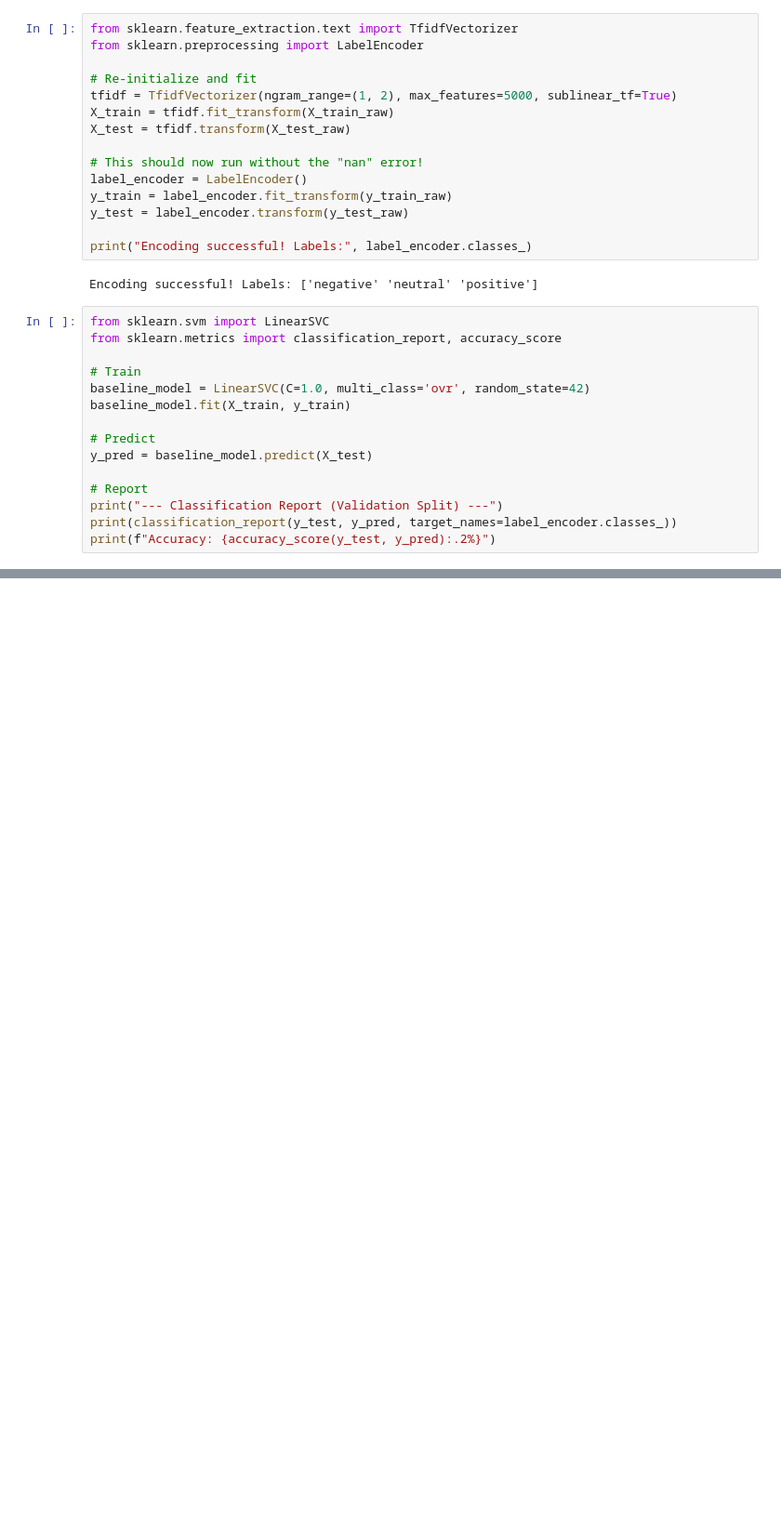
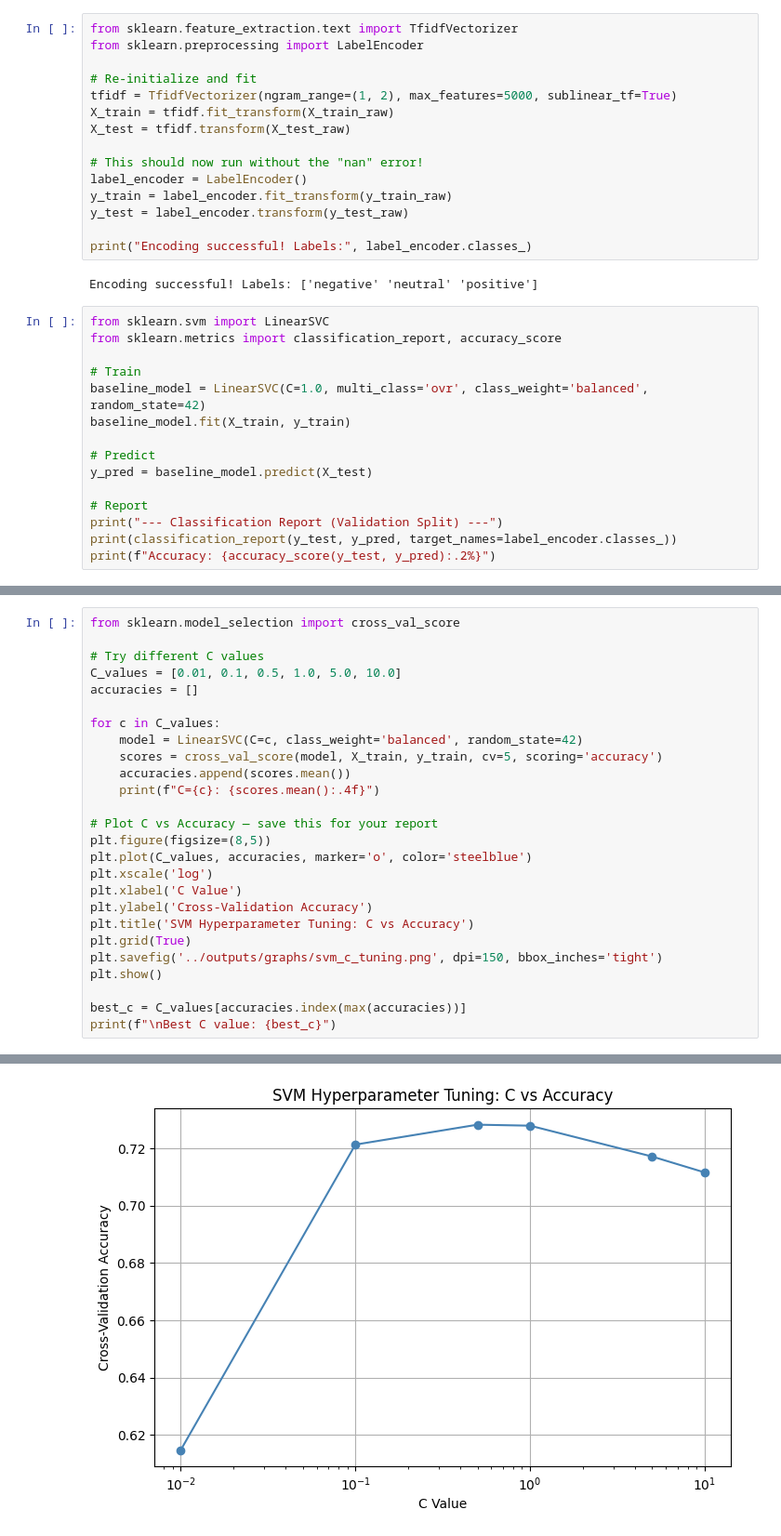
Before and after one commit to ananyasrivastava2609/Aspect-Based-Sentiment-Analysis-, a Jupyter notebook: notebooks/02_SVM_Baseline.ipynb, the cells around one changed output, grey strips where cells are left out. Shown at 93% size. Cells and saved outputs as stored; diff of their text form; blank space fills up the shorter version.

Commit message:
Increased accuracy by hypermater-c tuning and class balancing to improve minority classes

```diff
--- a/notebooks/02_SVM_Baseline.ipynb
+++ b/notebooks/02_SVM_Baseline.ipynb
@@ -100,7 +100,7 @@ from sklearn.svm import LinearSVC
 from sklearn.metrics import classification_report, accuracy_score
 
 # Train
-baseline_model = LinearSVC(C=1.0, multi_class='ovr', random_state=42)
+baseline_model = LinearSVC(C=1.0, multi_class='ovr', class_weight='balanced', random_state=42)
 baseline_model.fit(X_train, y_train)
 
 # Predict
@@ -146,0 +134,27 @@ plt.show()
+# %%
+from sklearn.model_selection import cross_val_score
+
+# Try different C values
+C_values = [0.01, 0.1, 0.5, 1.0, 5.0, 10.0]
+accuracies = []
+
+for c in C_values:
+    model = LinearSVC(C=c, class_weight='balanced', random_state=42)
+    scores = cross_val_score(model, X_train, y_train, cv=5, scoring='accuracy')
+    accuracies.append(scores.mean())
+    print(f"C={c}: {scores.mean():.4f}")
+
+# Plot C vs Accuracy — save this for your report
+plt.figure(figsize=(8,5))
+plt.plot(C_values, accuracies, marker='o', color='steelblue')
+plt.xscale('log')
+plt.xlabel('C Value')
+plt.ylabel('Cross-Validation Accuracy')
+plt.title('SVM Hyperparameter Tuning: C vs Accuracy')
+plt.grid(True)
+plt.savefig('../outputs/graphs/svm_c_tuning.png', dpi=150, bbox_inches='tight')
+plt.show()
+
+best_c = C_values[accuracies.index(max(accuracies))]
+print(f"\nBest C value: {best_c}")
+# %% [output]
@@ -146,0 +167 @@ plt.show()
+[figure, added]
```
Also changed, not shown: parts of 6 cells of this notebook.
